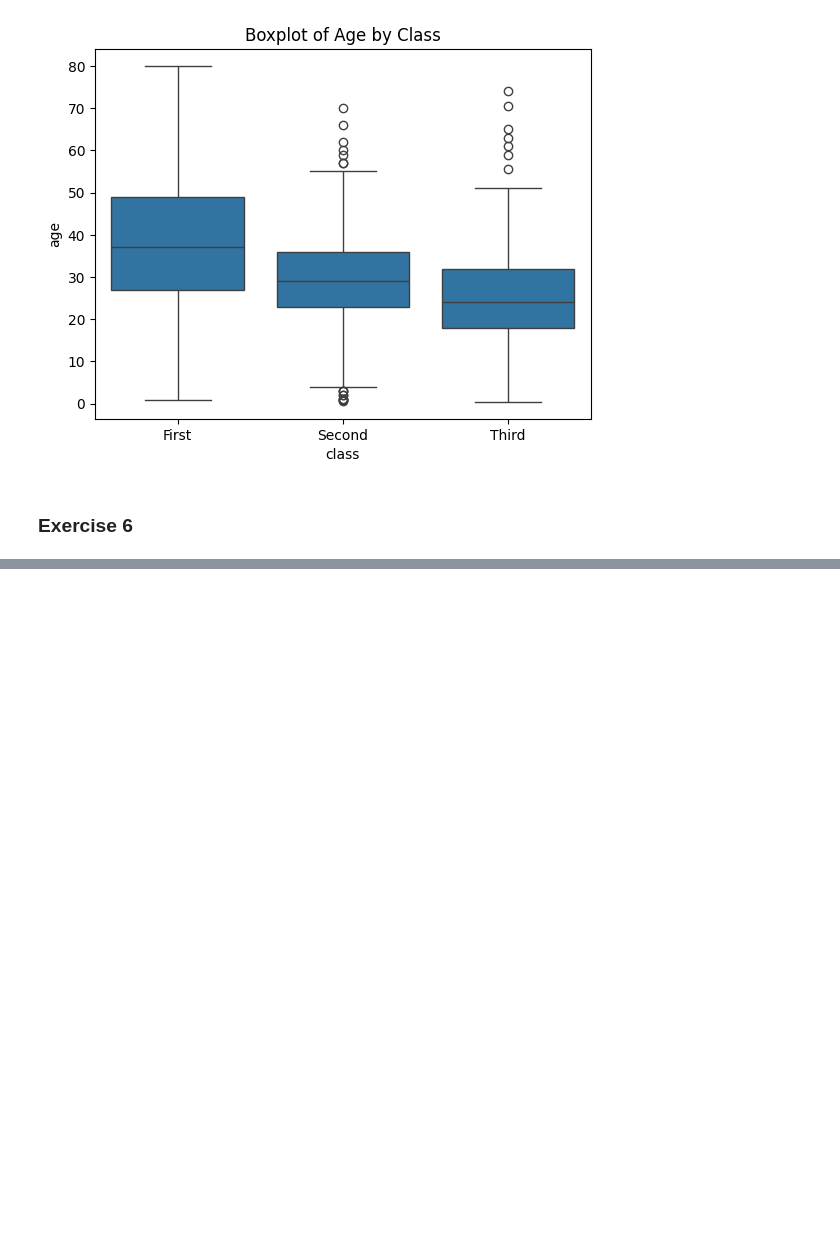
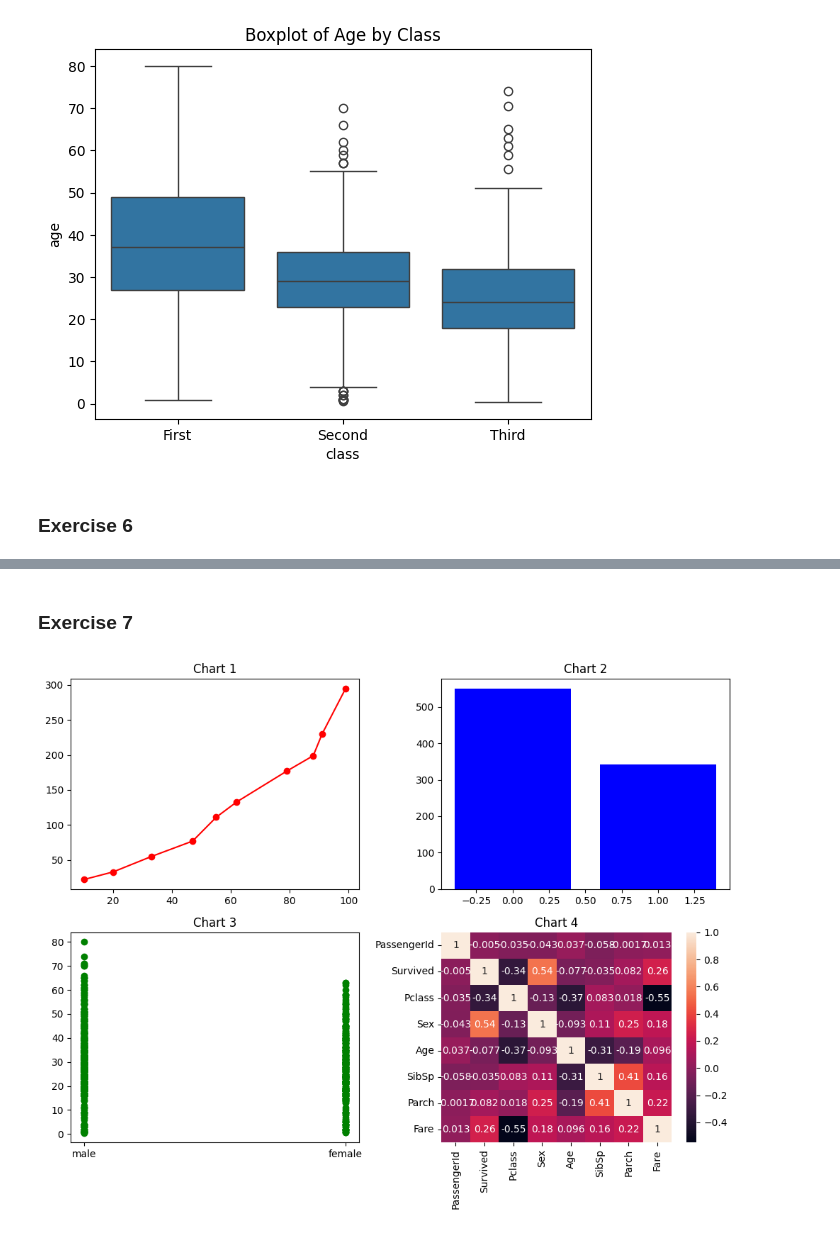
Before and after one commit to abubakarp789/100DaysofBytewise, a Jupyter notebook: Day7/Day7.ipynb, the cells around one changed output, grey strips where cells are left out. Drawn from its saved outputs; the diff is of its cells as text; code cells hidden in the pictures; blank space fills up the shorter version.

```diff
--- a/Day7/Day7.ipynb
+++ b/Day7/Day7.ipynb
@@ -75,0 +80,22 @@ plt.show()
+# %% [markdown]
+### Exercise 7
+# %%
+# Create a figure and a grid of subplots
+fig, axes = plt.subplots(nrows=2, ncols=2, figsize=(10, 8))
+
+axes[0, 0].plot(time, values, marker='o', color='red')
+axes[0, 0].set_title('Chart 1')
+
+axes[0, 1].bar(passengers.index, passengers.values, color='blue')
+axes[0, 1].set_title('Chart 2')
+
+axes[1, 0].scatter(Sex, Age, color='green')
+axes[1, 0].set_title('Chart 3')
+
+sns.heatmap(matrix, annot=True)
+axes[1, 1].set_title('Chart 4')
+
+plt.tight_layout()
+plt.show()
+# %% [output]
+[figure, added]
```
Also changed, not shown: parts of 5 cells of this notebook.
